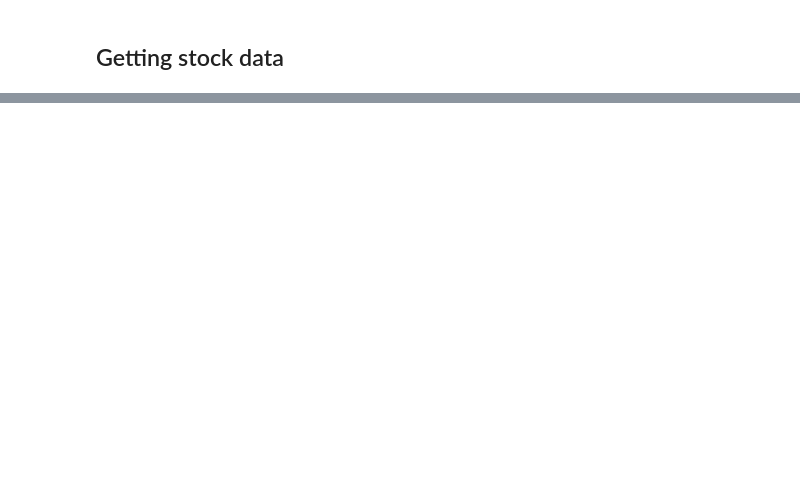
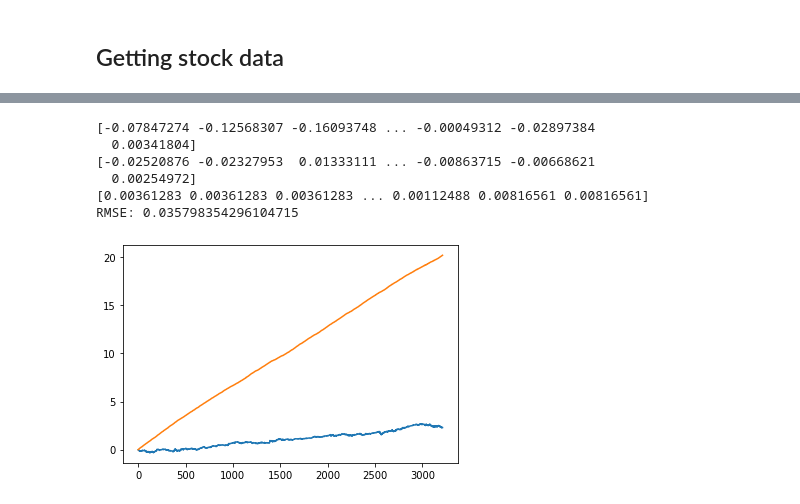
Before and after one commit to frankie-2nfro-com/stock_simple_prediction, a Jupyter notebook: data_preparation.ipynb, the cells around one changed output, grey strips where cells are left out. Saved outputs shown, nothing was run; the diff lists cells and outputs as text; code cells hidden in the pictures; blank space fills up the shorter version.

```diff
--- a/data_preparation.ipynb
+++ b/data_preparation.ipynb
@@ -147,0 +294,13 @@ Name: 2d_before_close, Length: 3212, dtype: float64
+# %%
+from sklearn.ensemble import AdaBoostRegressor
+
+estimator3 = AdaBoostRegressor(n_estimators=100)
+regress_process(estimator3, train_x, train_y_regress, test_x, test_y_regress)
+# %% [output]
+[-0.07847274 -0.12568307 -0.16093748 ... -0.00049312 -0.02897384
+  0.00341804]
+[-0.02520876 -0.02327953  0.01333111 ... -0.00863715 -0.00668621
+  0.00254972]
+[0.00361283 0.00361283 0.00361283 ... 0.00112488 0.00816561 0.00816561]
+RMSE: 0.035798354296104715
+[figure, added]
```
Also changed, not shown: parts of 21 cells of this notebook, 1 other file.
